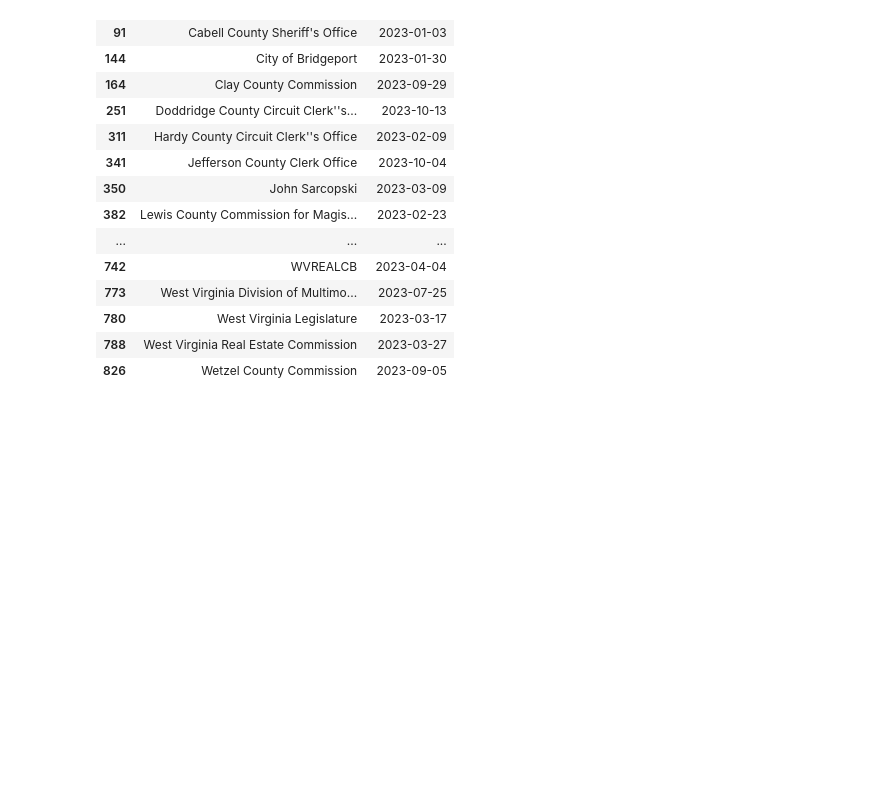
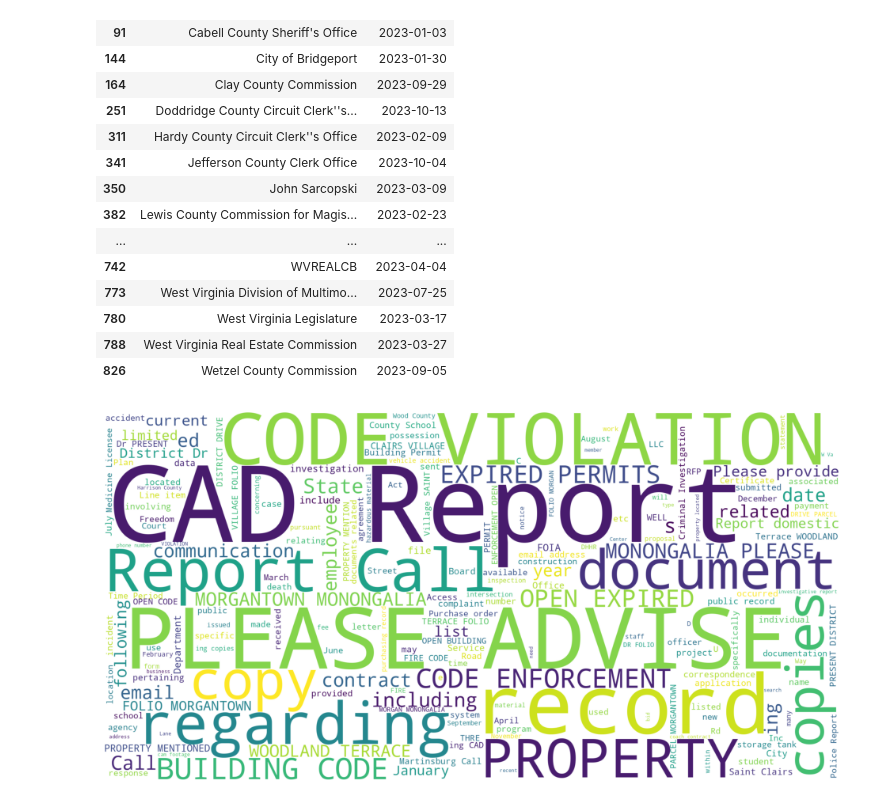
Before and after one commit to AustinDizzy/wvfoia-sync, a Jupyter notebook: notebooks/wvfoia-wrapped-2023.ipynb, the cells around one changed output. Drawn from its saved outputs; the diff is of its cells as text; code cells hidden in the pictures; blank space fills up the shorter version.

Commit message:
Updated ./notebooks/wvfoia-wrapped-2023.ipynb
- Added a wordcloud of request details

```diff
--- a/notebooks/wvfoia-wrapped-2023.ipynb
+++ b/notebooks/wvfoia-wrapped-2023.ipynb
@@ -161,3 +164,21 @@ new_agencies
 | 780 | West Virginia Legislature | 2023-03-17 |
 | 788 | West Virginia Real Estate Commission | 2023-03-27 |
 | 826 | Wetzel County Commission | 2023-09-05 |
+# %%
+import re
+
+# combine the subject and details columns into a single string
+text = ' '.join(df_2023['subject'] + ' ' + df_2023['details'])
+
+# remove some common words and phrases
+text = re.sub(r'West\WVirginia|Request|information|WV|email\Wprotected', '', text, flags=re.IGNORECASE)
+
+# create & display the wordcloud
+wordcloud = WordCloud(stopwords=STOPWORDS, background_color='white', width=2400, height=1200).generate(text)
+
+plt.figure(figsize=(12, 12))
+plt.imshow(wordcloud)
+plt.axis('off')
+plt.show()
+# %% [output]
+[figure, added]
```
Also changed, not shown: parts of 1 cell of this notebook.
